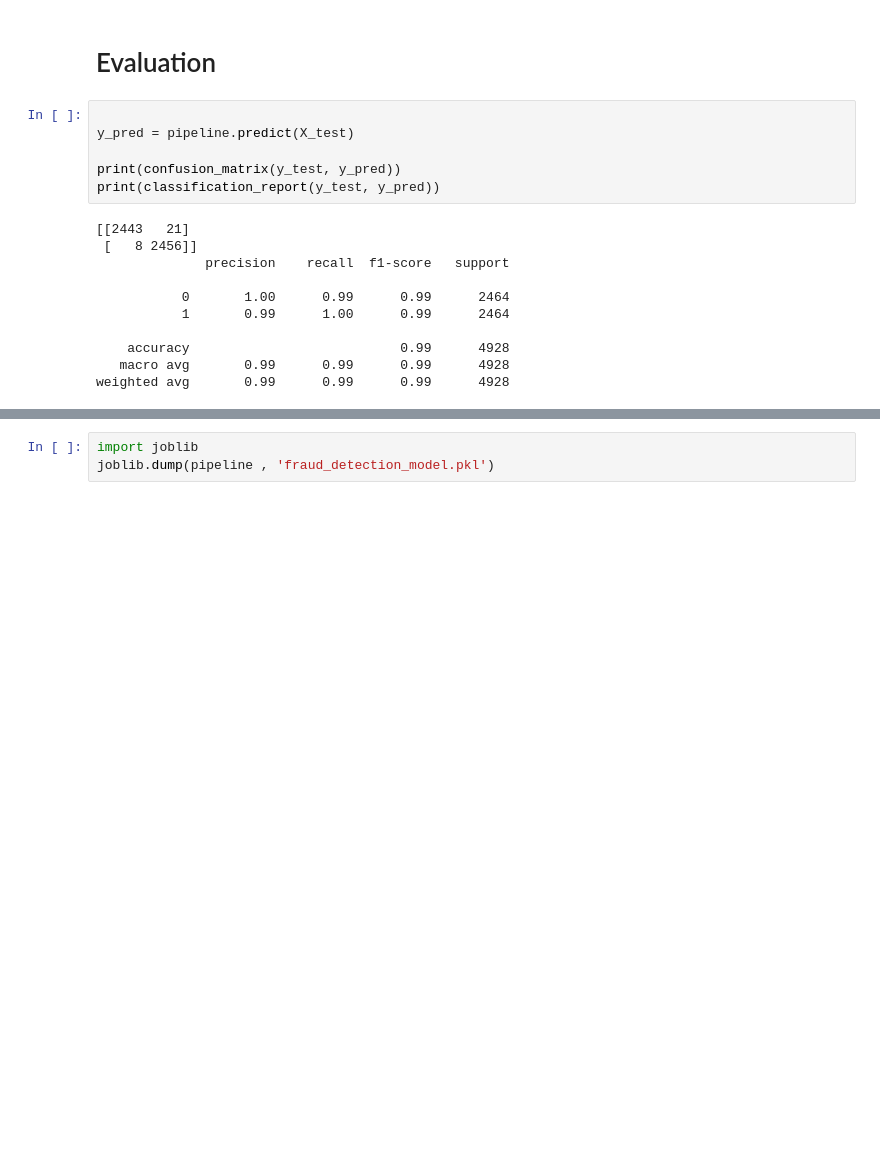
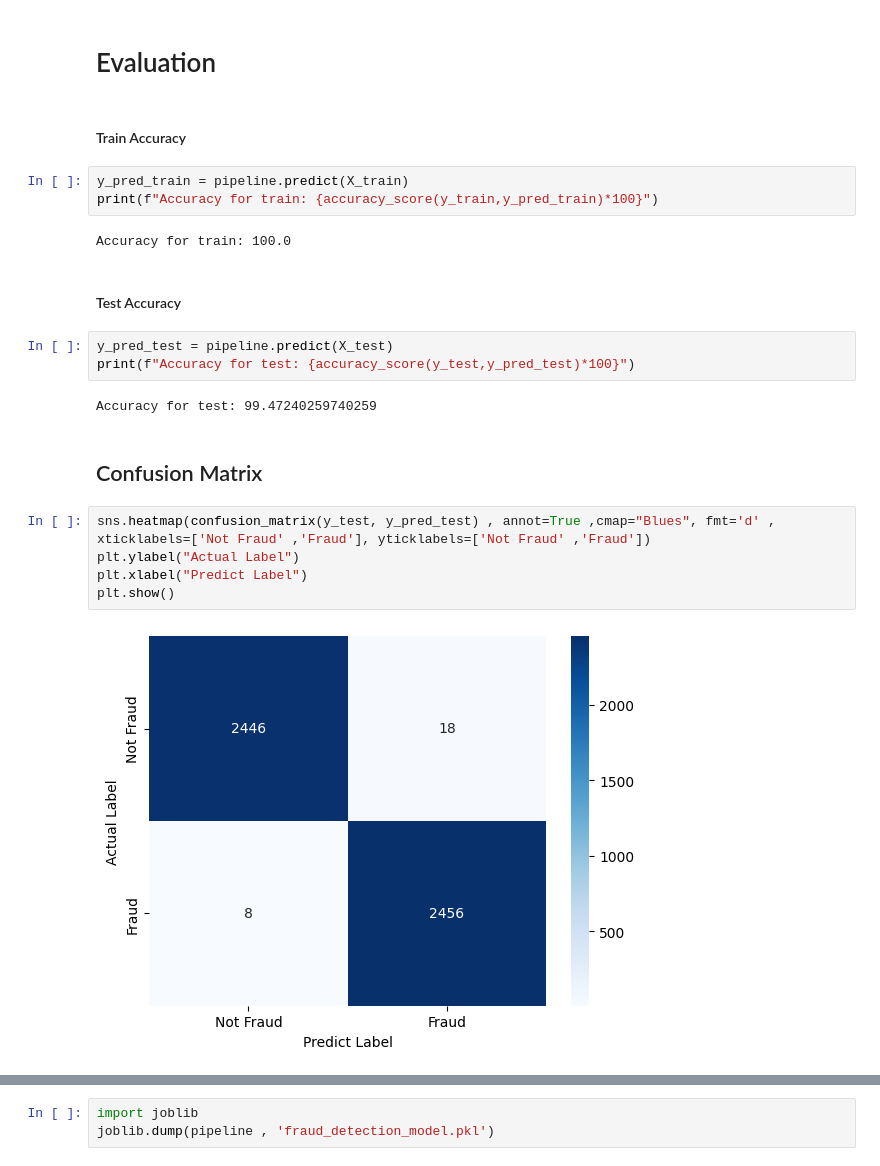
Before and after one commit to Kareamahmed/Fraud-Detection-System, a Jupyter notebook: Notebook/fraud_detection.ipynb, the cells around one changed output, grey strips where cells are left out. Saved outputs shown, nothing was run; the diff lists cells and outputs as text; blank space fills up the shorter version.

```diff
--- a/Notebook/fraud_detection.ipynb
+++ b/Notebook/fraud_detection.ipynb
@@ -336,20 +360,26 @@ Pipeline(steps=[('prep',
                 ('clf', RandomForestClassifier())])
 # %% [markdown]
 # Evaluation
+# %% [markdown]
+#### Train Accuracy
+# %%
+y_pred_train = pipeline.predict(X_train)
+print(f"Accuracy for train: {accuracy_score(y_train,y_pred_train)*100}")
+# %% [output]
+Accuracy for train: 100.0
+# %% [markdown]
+#### Test Accuracy
 # %%
-
-y_pred = pipeline.predict(X_test)
-
-print(confusion_matrix(y_test, y_pred))
-print(classification_report(y_test, y_pred))
+y_pred_test = pipeline.predict(X_test)
+print(f"Accuracy for test: {accuracy_score(y_test,y_pred_test)*100}")
 # %% [output]
-[[2443   21]
- [   8 2456]]
-              precision    recall  f1-score   support
-
-           0       1.00      0.99      0.99      2464
-           1       0.99      1.00      0.99      2464
-
-    accuracy                           0.99      4928
-   macro avg       0.99      0.99      0.99      4928
-weighted avg       0.99      0.99      0.99      4928
+Accuracy for test: 99.47240259740259
+# %% [markdown]
+## Confusion Matrix
+# %%
+sns.heatmap(confusion_matrix(y_test, y_pred_test) , annot=True ,cmap="Blues", fmt='d' , xticklabels=['Not Fraud' ,'Fraud'], yticklabels=['Not Fraud' ,'Fraud'])
+plt.ylabel("Actual Label")
+plt.xlabel("Predict Label")
+plt.show()
+# %% [output]
+[figure, added]
```
Also changed, not shown: parts of 24 cells of this notebook.
